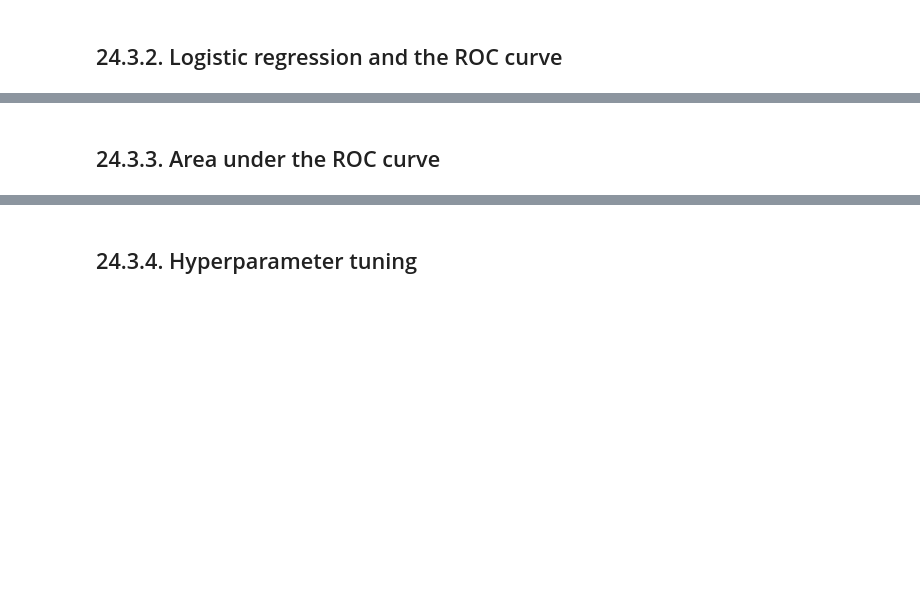
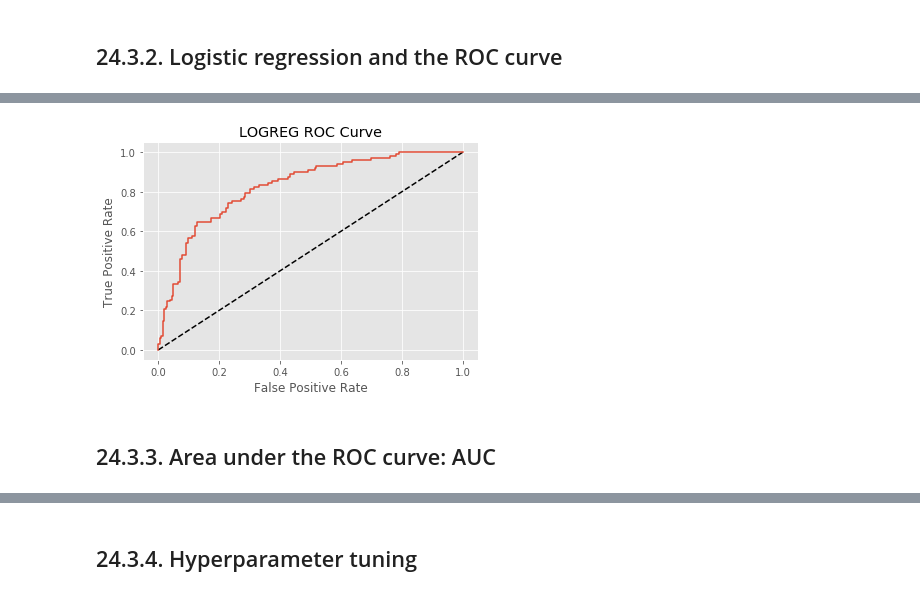
Before and after one commit to BeTKH/DataScieneinPython, a Jupyter notebook: 24. Supervised learning with Sikit learn.ipynb, the cells around one changed output, grey strips where cells are left out. Drawn from its saved outputs; the diff is of its cells as text; code cells hidden in the pictures; blank space fills up the shorter version.

```diff
--- a/24. Supervised learning with Sikit learn.ipynb
+++ b/24. Supervised learning with Sikit learn.ipynb
@@ -959,0 +1100,23 @@ display_plot(ridge_scores, ridge_scores_std)
+# %%
+X_dia = diabets.drop(['diabetes'], axis=1).values # value/feature
+y_dia = diabets['diabetes'].values
+# %%
+# Import the necessary modules
+from sklearn.linear_model import LogisticRegression
+from sklearn.metrics import confusion_matrix, classification_report
+
+# Create training and test sets
+X_train_dia, X_test_dia, y_train_dia, y_test_dia = train_test_split(X_dia, y_dia, test_size = 0.4, random_state=42)
+
+# Create the classifier: logreg
+logreg = LogisticRegression()
+
+# Fit the classifier to the training data
+logreg.fit(X_train_dia, y_train_dia)
+
+# Predict the labels of the test set: y_pred
+y_pred_dia = logreg.predict(X_test_dia)
+
+# Compute and print the confusion matrix and classification report
+print(confusion_matrix(y_test_dia, y_pred_dia))
+print(classification_report(y_test_dia, y_pred_dia))
@@ -960,2 +1172,21 @@ display_plot(ridge_scores, ridge_scores_std)
+# %%
+# Import necessary modules
+from sklearn.metrics import roc_curve
+
+# Compute predicted probabilities: y_pred_prob
+y_pred_prob_dia = logreg.predict_proba(X_test_dia)[:,1] # select probability of 1
+
+# Generate ROC curve values: fpr, tpr, thresholds
+fpr, tpr, thresholds = roc_curve(y_test_dia, y_pred_prob_dia)
+
+# Plot ROC curve
+plt.plot([0, 1], [0, 1], 'k--')
+plt.plot(fpr, tpr, label = 'LOG_REG')
+plt.xlabel('False Positive Rate')
+plt.ylabel('True Positive Rate')
+plt.title('LOGREG ROC Curve')
+plt.show()
+# %% [output]
+[figure, added]
 # %% [markdown]
-## 24.3.3. Area under the ROC curve
+## 24.3.3. Area under the ROC curve: AUC
```
Also changed, not shown: parts of 19 cells of this notebook.
